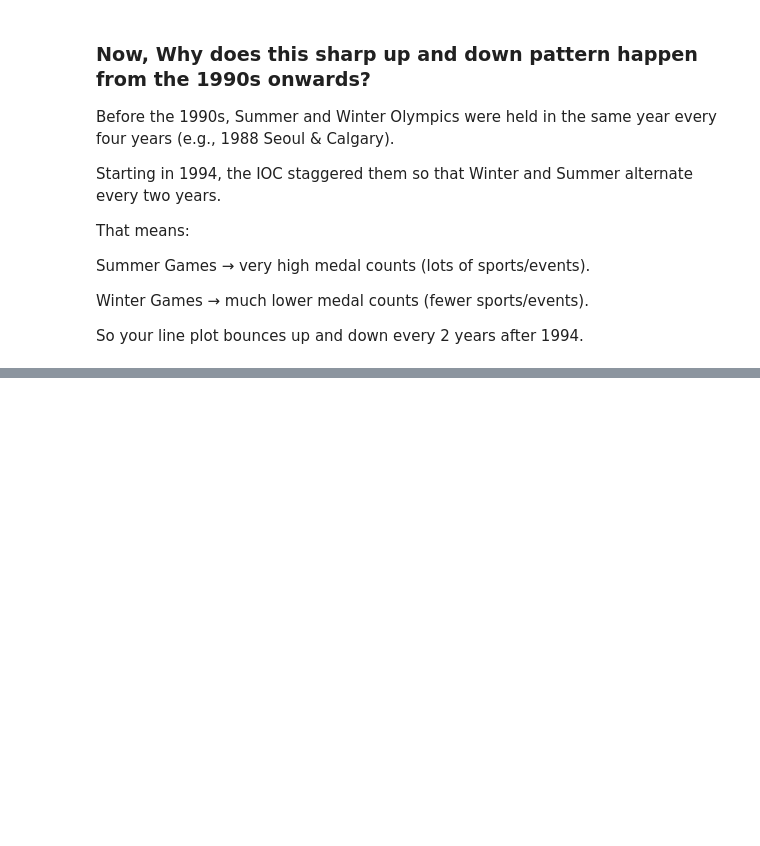
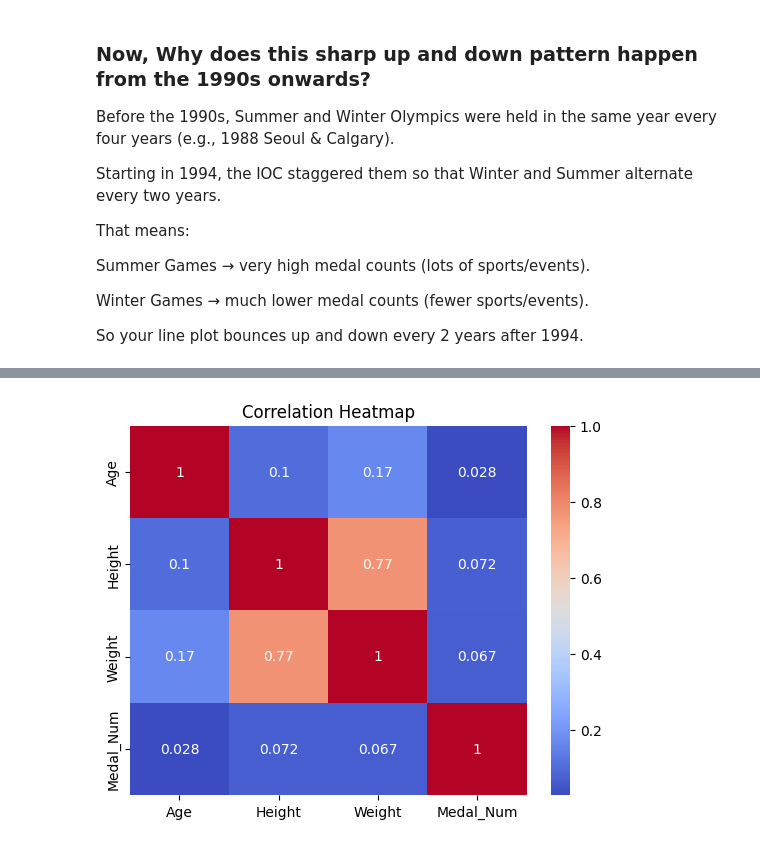
Before and after one commit to srigan-s/UWDSC-EDA-Interview, a Jupyter notebook: olympics.ipynb, the cells around one changed output, grey strips where cells are left out. Saved outputs shown, nothing was run; the diff lists cells and outputs as text; code cells hidden in the pictures; blank space fills up the shorter version.

```diff
--- a/olympics.ipynb
+++ b/olympics.ipynb
@@ -329,0 +362,9 @@ So your line plot bounces up and down every 2 years after 1994.
+# %%
+medal_map = {"Gold":3, "Silver":2, "Bronze":1, "No Medal":0}
+data["Medal_Num"] = data["Medal"].map(medal_map)
+corr = data[["Age","Height","Weight","Medal_Num"]].corr()
+sns.heatmap(corr, annot=True, cmap="coolwarm")
+plt.title("Correlation Heatmap")
+plt.show()
+# %% [output]
+[figure, added]
```
Also changed, not shown: parts of 14 cells of this notebook.
